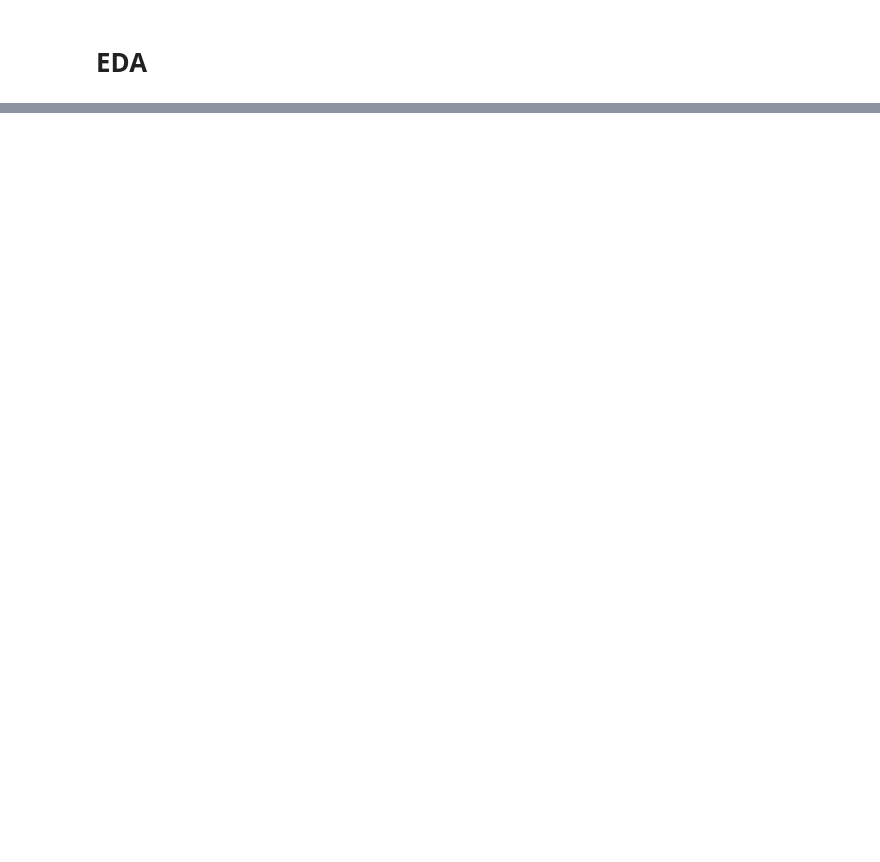
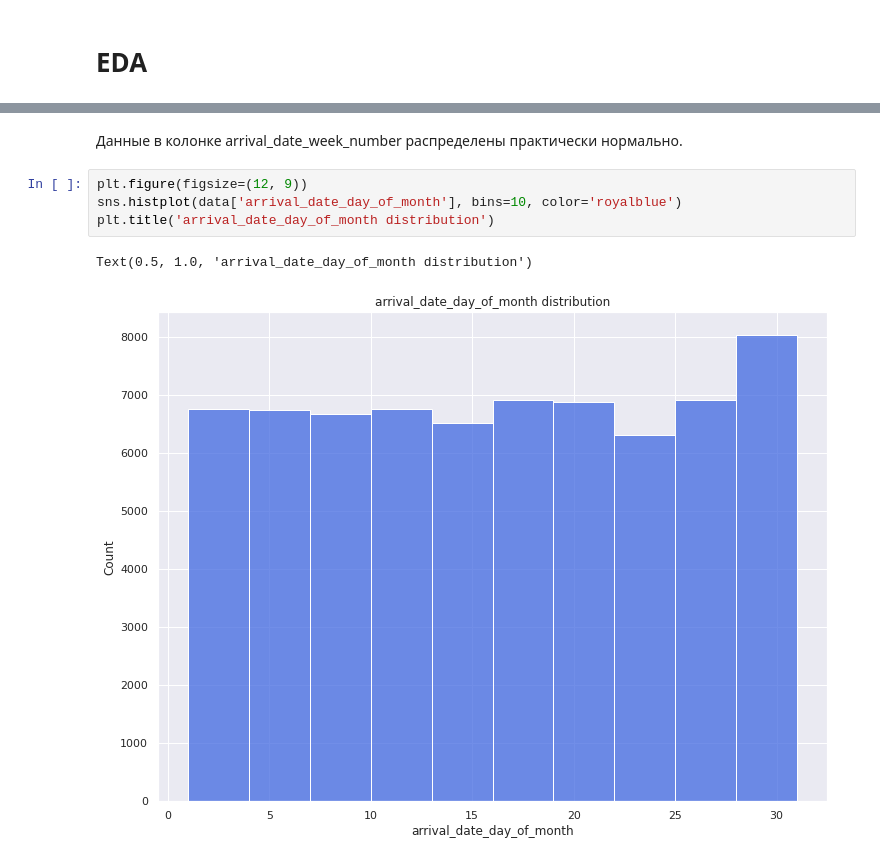
Before and after one commit to Doppler-67/hotel-false-booking-detection, a Jupyter notebook: hotel.ipynb, the cells around one changed output, grey strips where cells are left out. Saved outputs shown, nothing was run; the diff lists cells and outputs as text; blank space fills up the shorter version.

```diff
--- a/hotel.ipynb
+++ b/hotel.ipynb
@@ -128,0 +157,9 @@ test_data = test_data.drop_duplicates()
+# %% [markdown]
+Данные в колонке arrival_date_week_number распределены практически нормально.
+# %%
+plt.figure(figsize=(12, 9))
+sns.histplot(data['arrival_date_day_of_month'], bins=10, color='royalblue')
+plt.title('arrival_date_day_of_month distribution')
+# %% [output]
+Text(0.5, 1.0, 'arrival_date_day_of_month distribution')
+[figure, added]
```
Also changed, not shown: parts of 77 cells of this notebook.
